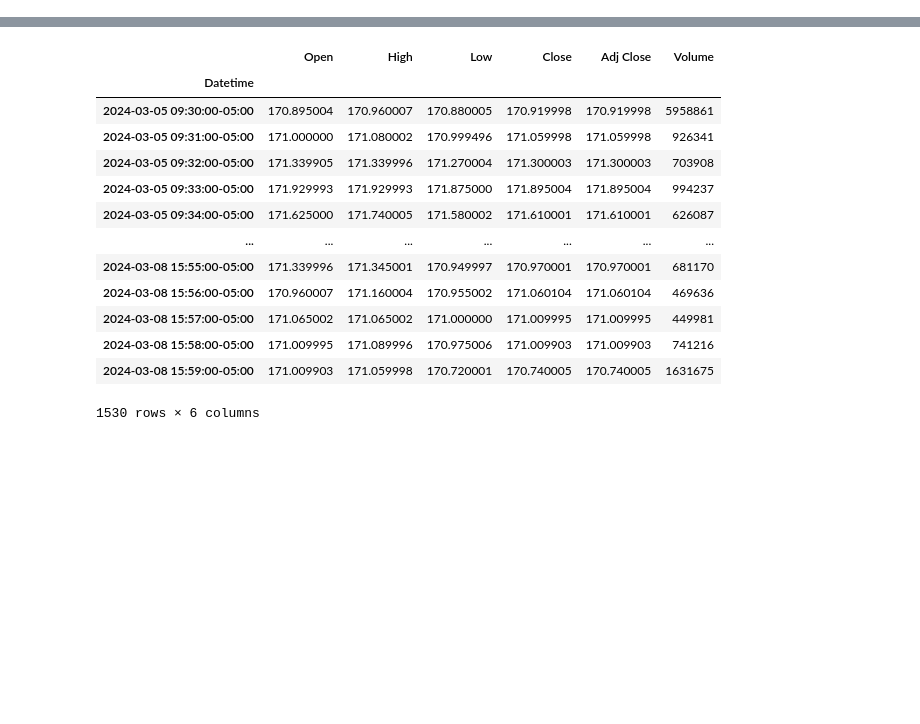
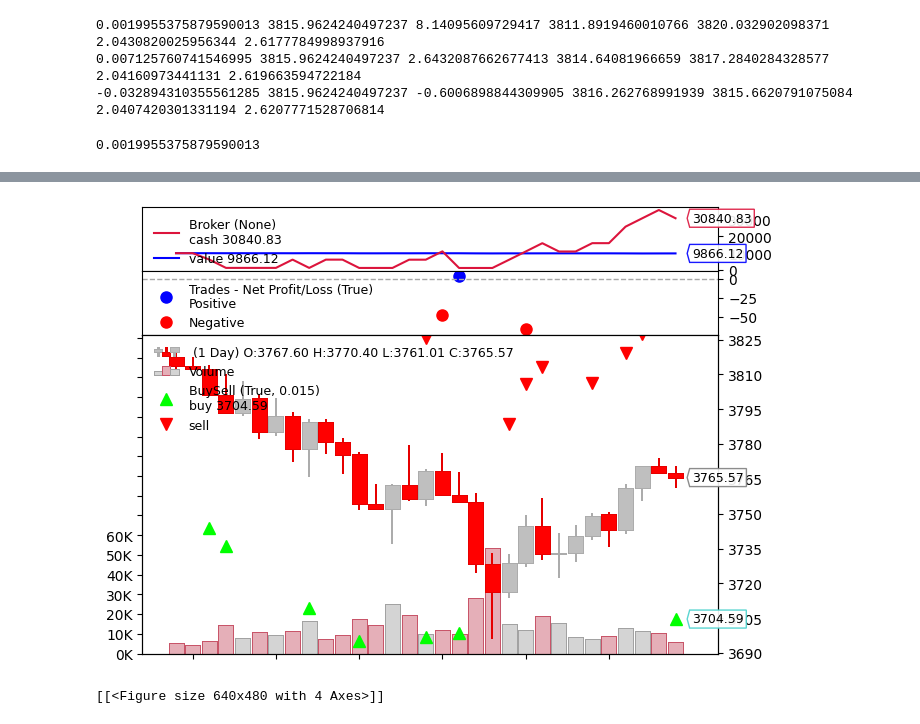
Before and after one commit to Luxury-Duckling-Services/avellaneda-stoikov, a Jupyter notebook: backtrader.ipynb, the cells around one changed output, grey strips where cells are left out. Cells and saved outputs as stored; diff of their text form; code cells hidden in the pictures; blank space fills up the shorter version.

```diff
--- a/backtrader.ipynb
+++ b/backtrader.ipynb
@@ -6,2 +56,20 @@
+# %%
+for i in range(3):
+    k = trading_intensity(orderbook_df , 1710470100000 + i * 60000)
+
+    as1 = AvellanedaStoikov(3816.80, 50, sigma, gamma, k * 100 , eta , 1 , 0.001)
+
+    print( k , as1.reservation_price() , as1.optimal_bid_ask_spread() , as1.optimal_bid() , as1.optimal_ask() ,
+         as1.bid_size(50 , 10000) , as1.ask_size(50 , 10000) )
+# %% [output]
+0.0019955375879590013 3815.9624240497237 8.14095609729417 3811.8919460010766 3820.032902098371 2.0430820025956344 2.6177784998937916
+0.007125760741546995 3815.9624240497237 2.6432087662677413 3814.64081966659 3817.2840284328577 2.04160973441131 2.619663594722184
+-0.032894310355561285 3815.9624240497237 -0.6006898844309905 3816.262768991939 3815.6620791075084 2.0407420301331194 2.6207771528706814
+# %%
+k = trading_intensity(orderbook_df , 1710470100000	)
+
+k
+# %% [output]
+0.0019955375879590013
 # %%
 # https://blog.quantinsti.com/backtrader/
@@ -54,11 +179,14 @@ class MAstrategy(bt.Strategy):
 cerebro = bt.Cerebro()
 cerebro.addstrategy(MAstrategy)
 cerebro.broker.setcash(10000)
-cerebro.broker.setcommission(commission=0.001)
+cerebro.broker.setcommission(commission=0.000)
+data = bt.feeds.PandasData(dataname=kline_next_df )
+cerebro.adddata(data)
 
-dataname = yf.download("AAPL", start="2024-03-05", end="2024-03-09",  interval = "1m")
-
-data = bt.feeds.PandasData(dataname=dataname )
-
-dataname
+print('<START> Brokerage account: $%.2f' % cerebro.broker.getvalue())
+cerebro.run()
+print('<FINISH> Brokerage account: $%.2f' % cerebro.broker.getvalue())
+%matplotlib inline
+# Plot the strategy
+cerebro.plot(style='candlestick',loc='grey', grid=False, iplot=False) #You can leave inside the paranthesis empty
 # %% [output]
@@ -66,14 +210,2 @@ dataname
-|  | Open | High | Low | Close | Adj Close | Volume |
-| Datetime |  |  |  |  |  |  |
-| 2024-03-05 09:30:00-05:00 | 170.895004 | 170.960007 | 170.880005 | 170.919998 | 170.919998 | 5958861 |
-| 2024-03-05 09:31:00-05:00 | 171.000000 | 171.080002 | 170.999496 | 171.059998 | 171.059998 | 926341 |
-| 2024-03-05 09:32:00-05:00 | 171.339905 | 171.339996 | 171.270004 | 171.300003 | 171.300003 | 703908 |
-| 2024-03-05 09:33:00-05:00 | 171.929993 | 171.929993 | 171.875000 | 171.895004 | 171.895004 | 994237 |
-| 2024-03-05 09:34:00-05:00 | 171.625000 | 171.740005 | 171.580002 | 171.610001 | 171.610001 | 626087 |
-| ... | ... | ... | ... | ... | ... | ... |
-| 2024-03-08 15:55:00-05:00 | 171.339996 | 171.345001 | 170.949997 | 170.970001 | 170.970001 | 681170 |
-| 2024-03-08 15:56:00-05:00 | 170.960007 | 171.160004 | 170.955002 | 171.060104 | 171.060104 | 469636 |
-| 2024-03-08 15:57:00-05:00 | 171.065002 | 171.065002 | 171.000000 | 171.009995 | 171.009995 | 449981 |
-| 2024-03-08 15:58:00-05:00 | 171.009995 | 171.089996 | 170.975006 | 171.009903 | 171.009903 | 741216 |
-| 2024-03-08 15:59:00-05:00 | 171.009903 | 171.059998 | 170.720001 | 170.740005 | 170.740005 | 1631675 |
+[figure, added]
-1530 rows × 6 columns
+[[<Figure size 640x480 with 4 Axes>]]
```
Also changed, not shown: parts of 8 cells of this notebook, 2 other files.
